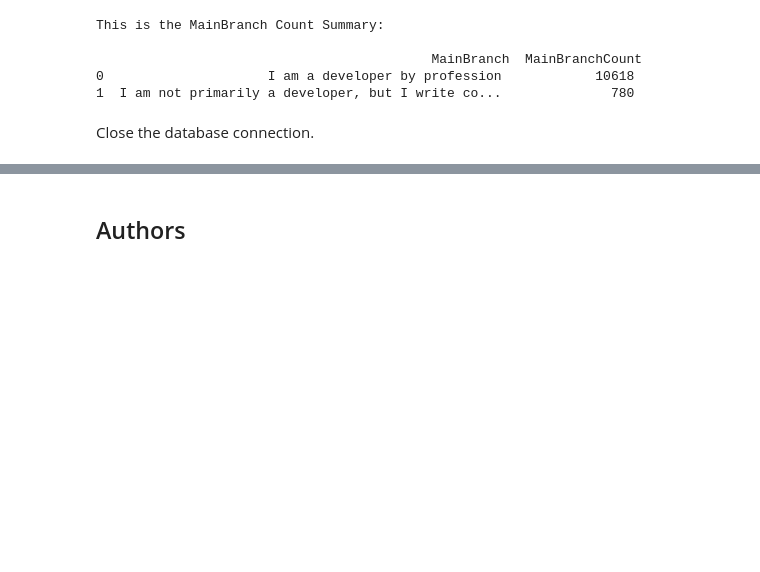
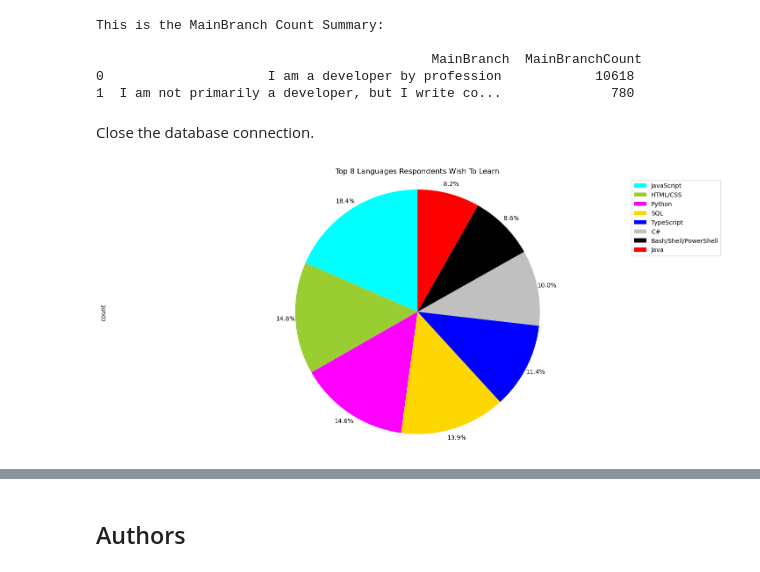
Before and after one commit to JOKAL2189/Pyproj, a Jupyter notebook: M4DataVisualization-lab COMPLETE.ipynb, the cells around one changed output, grey strips where cells are left out. Cells and saved outputs as stored; diff of their text form; code cells hidden in the pictures; blank space fills up the shorter version.

```diff
--- a/M4DataVisualization-lab COMPLETE.ipynb
+++ b/M4DataVisualization-lab COMPLETE.ipynb
@@ -329,3 +347,25 @@ This is the MainBranch Count Summary:
 1  I am not primarily a developer, but I write co...              780
 # %% [markdown]
 Close the database connection.
+# %%
+#Additional quiz questions
+QUERY = """
+SELECT LanguageDesireNextYear, COUNT(*) as count
+from LanguageDesireNextYear
+group by LanguageDesireNextYear
+order by count(LanguageDesireNextYear) DESC LIMIT 8
+"""
+
+dfnew8=pd.read_sql_query(QUERY,conn)
+dfnew8.set_index('LanguageDesireNextYear', inplace=True)
+
+colors_listnew=['cyan', 'yellowgreen', 'magenta', 'gold', 'blue', 'silver', 'black', 'red']
+
+dfnew8['count'].plot(kind='pie', figsize=(18,8), autopct='%1.1f%%', labels=None, startangle=90, colors=colors_listnew, shadow=False, pctdistance=1.08)
+
+plt.legend(labels=dfnew8.index, loc='upper right')
+plt.title('Top 8 Languages Respondents Wish To Learn')
+plt.axis('equal')
+plt.show()
+# %% [output]
+[figure, added]
```
Also changed, not shown: parts of 7 cells of this notebook.
